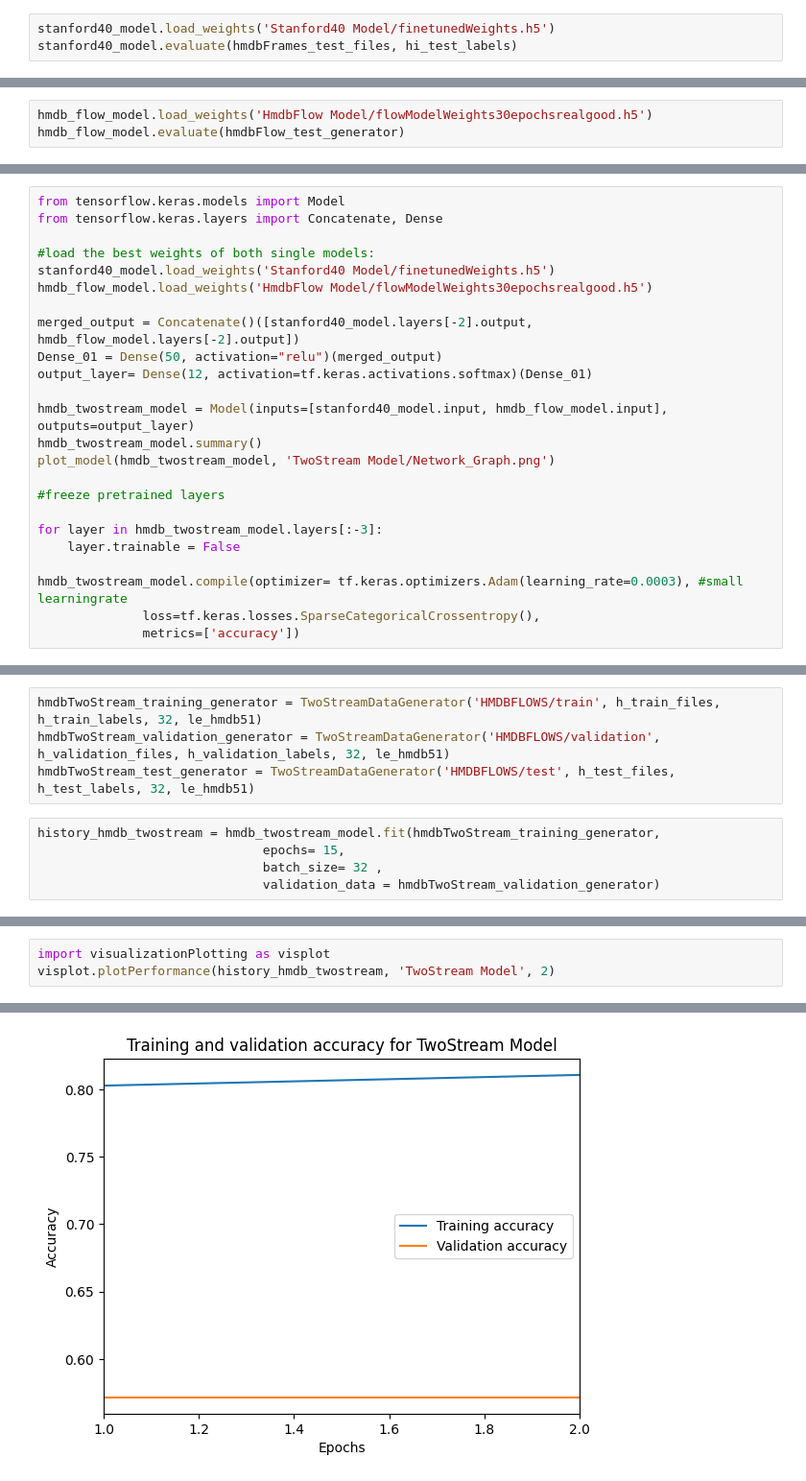
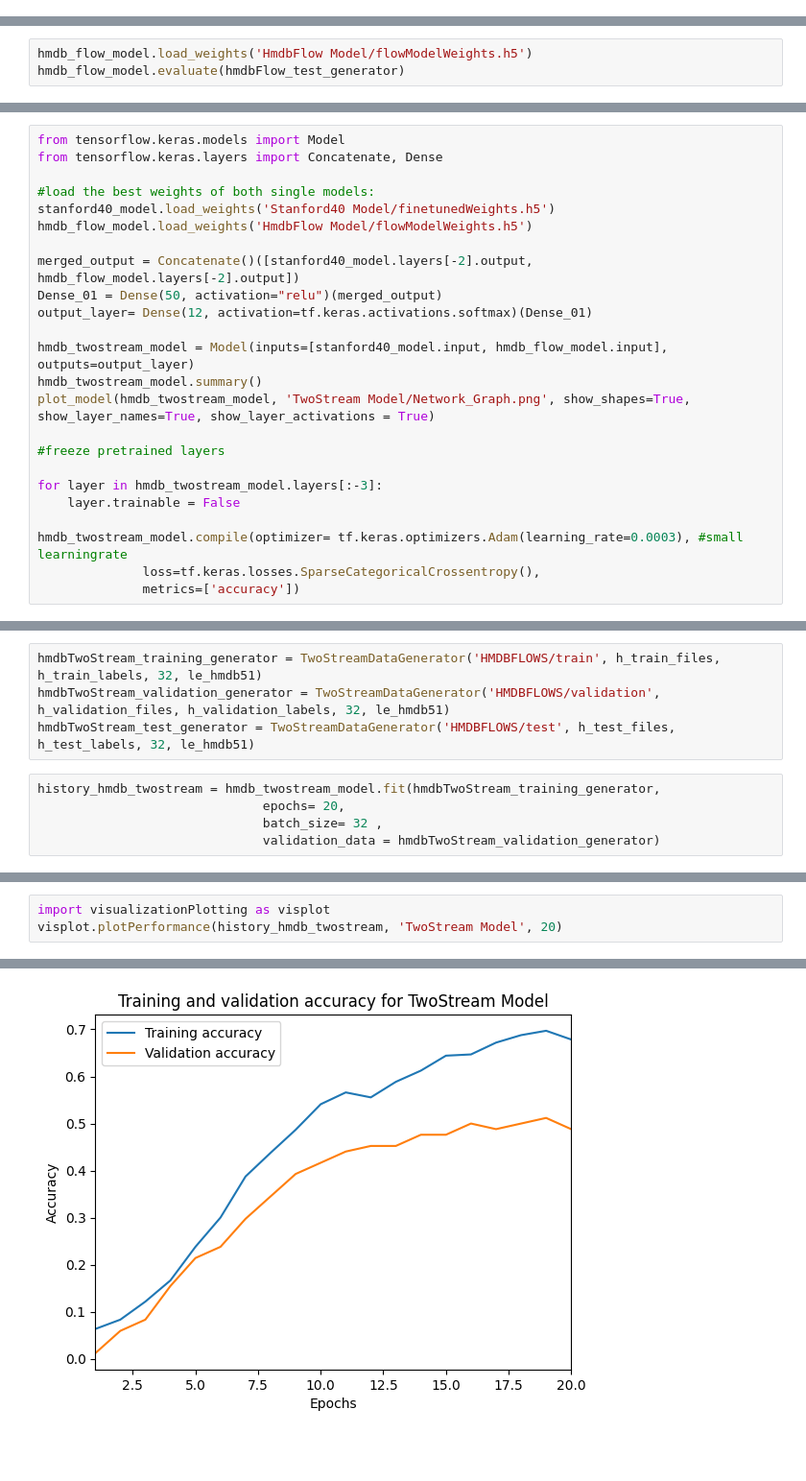
Before and after one commit to MeneerPluk/MCVAssignment5, a Jupyter notebook: Assignment_5.ipynb, the cells around one changed output, grey strips where cells are left out. Shown at 96% size. Cells and saved outputs as stored; diff of their text form; blank space fills up the shorter version.

```diff
--- a/Assignment_5.ipynb
+++ b/Assignment_5.ipynb
@@ -442,3 +442,0 @@ stanford40_model.evaluate(hmdbFrames_test_files, hi_test_labels)
-# %%
-stanford40_model.load_weights('Stanford40 Model/finetunedWeights.h5')
-stanford40_model.evaluate(hmdbFrames_test_files, hi_test_labels)
@@ -668,4 +661,4 @@ visplot.plotPerformance(history_hmdb_flow, 'HmdbFlow Model', 30)
 # %%
-hmdb_flow_model.load_weights('HmdbFlow Model/flowModelWeights30epochsrealgood.h5')
+hmdb_flow_model.load_weights('HmdbFlow Model/flowModelWeights.h5')
 hmdb_flow_model.evaluate(hmdbFlow_test_generator)
 # %% [output]
@@ -679,7 +672,7 @@ from tensorflow.keras.layers import Concatenate, Dense
 
 #load the best weights of both single models:
 stanford40_model.load_weights('Stanford40 Model/finetunedWeights.h5')
-hmdb_flow_model.load_weights('HmdbFlow Model/flowModelWeights30epochsrealgood.h5')
+hmdb_flow_model.load_weights('HmdbFlow Model/flowModelWeights.h5')
 
 merged_output = Concatenate()([stanford40_model.layers[-2].output, hmdb_flow_model.layers[-2].output])
 Dense_01 = Dense(50, activation="relu")(merged_output)
@@ -687,7 +680,7 @@ output_layer= Dense(12, activation=tf.keras.activations.softmax)(Dense_01)
 
 hmdb_twostream_model = Model(inputs=[stanford40_model.input, hmdb_flow_model.input], outputs=output_layer)
 hmdb_twostream_model.summary()
-plot_model(hmdb_twostream_model, 'TwoStream Model/Network_Graph.png')
+plot_model(hmdb_twostream_model, 'TwoStream Model/Network_Graph.png', show_shapes=True, show_layer_names=True, show_layer_activations = True)
 
 #freeze pretrained layers
 
@@ -765,7 +758,7 @@ hmdbTwoStream_validation_generator = TwoStreamDataGenerator('HMDBFLOWS/validatio
 hmdbTwoStream_test_generator = TwoStreamDataGenerator('HMDBFLOWS/test', h_test_files, h_test_labels, 32, le_hmdb51)
 # %%
 history_hmdb_twostream = hmdb_twostream_model.fit(hmdbTwoStream_training_generator,
-                              epochs= 15,
+                              epochs= 20,
                               batch_size= 32 ,
                               validation_data = hmdbTwoStream_validation_generator)
 # %% [output]
@@ -773,4 +782,4 @@ Epoch 1/15
 # %%
 import visualizationPlotting as visplot
-visplot.plotPerformance(history_hmdb_twostream, 'TwoStream Model', 2)
+visplot.plotPerformance(history_hmdb_twostream, 'TwoStream Model', 20)
 # %% [output]
@@ -778,4 +787,4 @@ visplot.plotPerformance(history_hmdb_twostream, 'TwoStream Model', 2)
-[figure, old version]
+[figure, new version]
 # %%
 hmdb_twostream_model.evaluate(hmdbTwoStream_test_generator)
 # %% [output]
```
Also changed, not shown: parts of 16 cells of this notebook, 12 other files.
